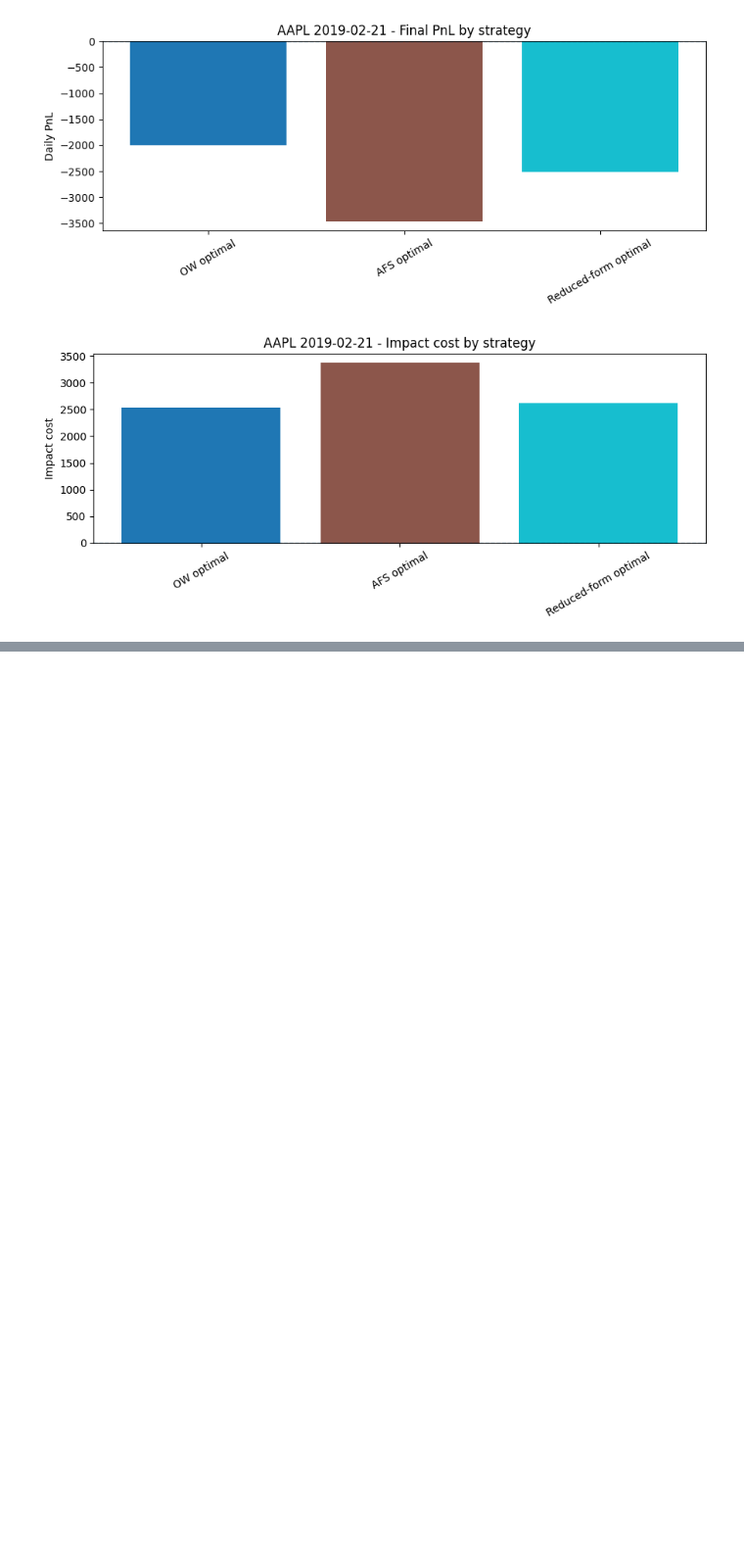
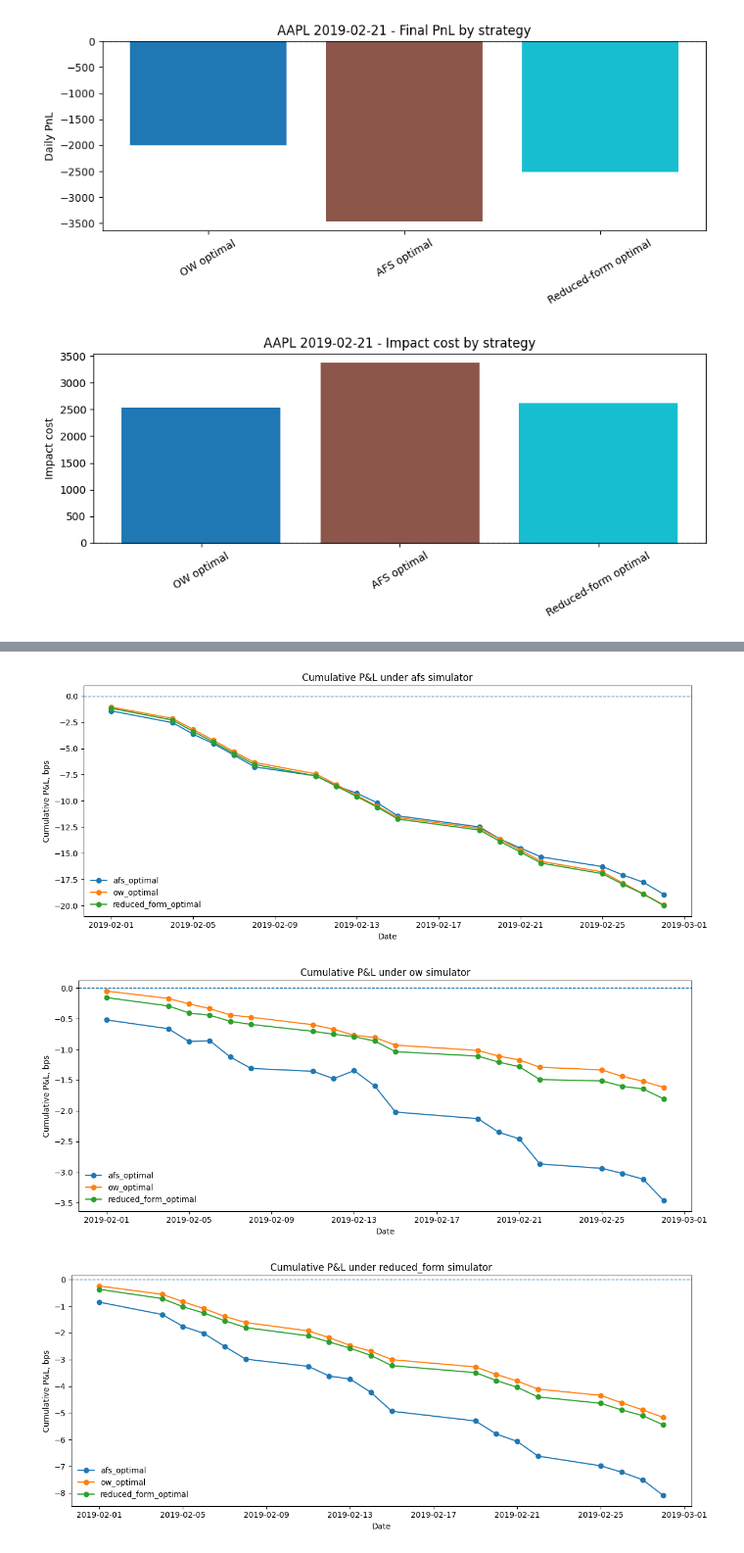
Before and after one commit to raphdlfrg/Quant_Trading_Price_Impact, a Jupyter notebook: 2_5_Optimal_Trading_Strategy.ipynb, the cells around one changed output, grey strips where cells are left out. Shown at 98% size. Cells and saved outputs as stored; diff of their text form; code cells hidden in the pictures; blank space fills up the shorter version.

```diff
--- a/2_5_Optimal_Trading_Strategy.ipynb
+++ b/2_5_Optimal_Trading_Strategy.ipynb
@@ -981,0 +1088,8 @@ RF net: 20.26116546436174
+# %%
+daily_portfolio_df = build_daily_portfolio_df(all_model_comparison_df)
+
+
+performance_report_df = summarize_strategy_performance(daily_portfolio_df)
+performance_report_df["alpha_1bin_corr"] = alpha_corr_intraday
+performance_report_df["alpha_5min_corr"] = alpha_corr_5min
+display(performance_report_df.round(4))
@@ -981,0 +1132,7 @@ RF net: 20.26116546436174
+# %%
+for model in daily_portfolio_df["backtest_model"].unique():
+    plot_cumulative_pnl_by_model(daily_portfolio_df, model)
+# %% [output]
+[figure, added]
+[figure, added]
+[figure, added]
```
Also changed, not shown: parts of 12 cells of this notebook, 1 other file.
